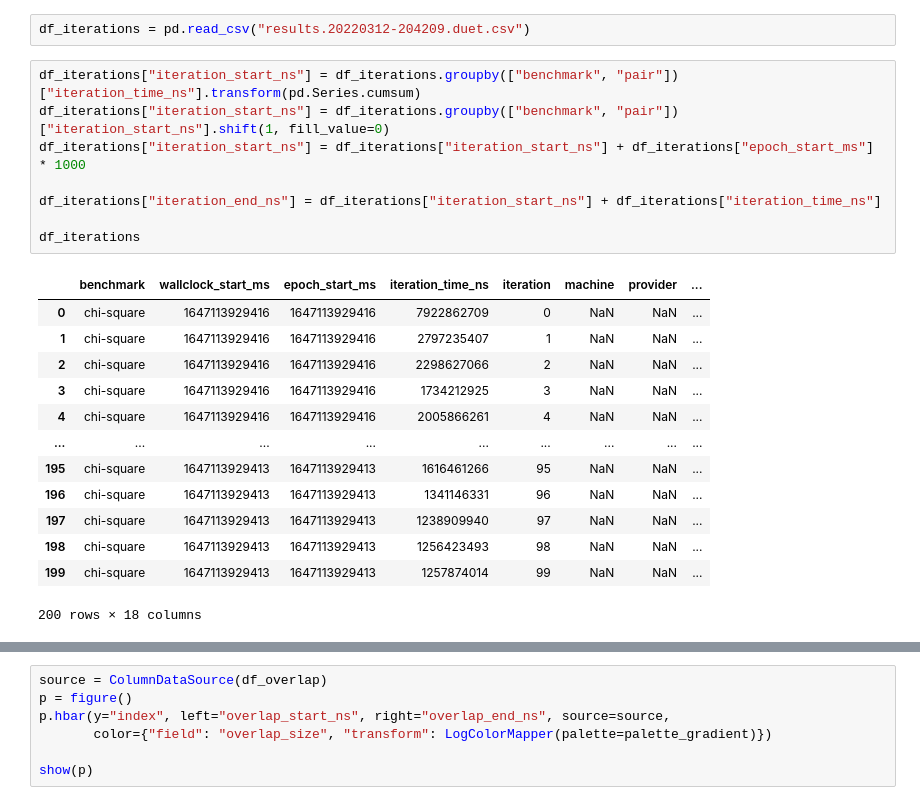
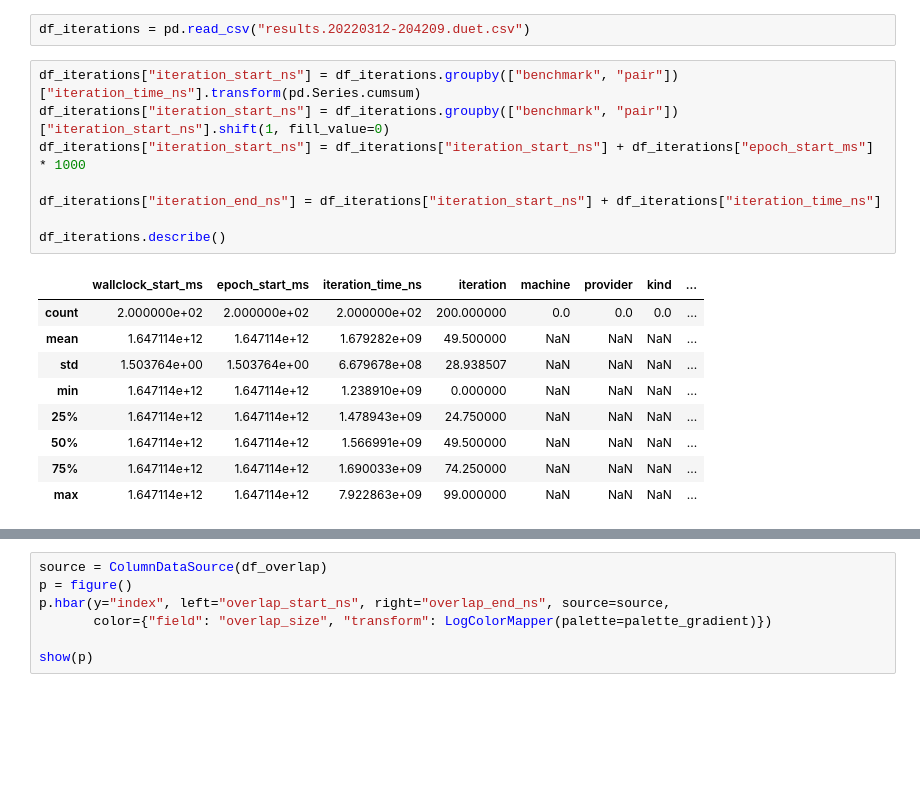
Before and after one commit to TomasDrozdik/asynchronous-duet, a Jupyter notebook: analyze.ipynb, the cells around one changed output, grey strips where cells are left out. Drawn from its saved outputs; the diff is of its cells as text; blank space fills up the shorter version.

```diff
--- a/analyze.ipynb
+++ b/analyze.ipynb
@@ -19,23 +18,19 @@ df_iterations = pd.read_csv("results.20220312-204209.duet.csv")
 # %%
 df_iterations["iteration_start_ns"] = df_iterations.groupby(["benchmark", "pair"])["iteration_time_ns"].transform(pd.Series.cumsum)
 df_iterations["iteration_start_ns"] = df_iterations.groupby(["benchmark", "pair"])["iteration_start_ns"].shift(1, fill_value=0)
 df_iterations["iteration_start_ns"] = df_iterations["iteration_start_ns"] + df_iterations["epoch_start_ms"] * 1000
 
 df_iterations["iteration_end_ns"] = df_iterations["iteration_start_ns"] + df_iterations["iteration_time_ns"]
 
-df_iterations
+df_iterations.describe()
 # %% [output]
-|  | benchmark | wallclock_start_ms | epoch_start_ms | iteration_time_ns | iteration | machine | provider | ... |
-| 0 | chi-square | 1647113929416 | 1647113929416 | 7922862709 | 0 | NaN | NaN | ... |
-| 1 | chi-square | 1647113929416 | 1647113929416 | 2797235407 | 1 | NaN | NaN | ... |
-| 2 | chi-square | 1647113929416 | 1647113929416 | 2298627066 | 2 | NaN | NaN | ... |
-| 3 | chi-square | 1647113929416 | 1647113929416 | 1734212925 | 3 | NaN | NaN | ... |
-| 4 | chi-square | 1647113929416 | 1647113929416 | 2005866261 | 4 | NaN | NaN | ... |
-| ... | ... | ... | ... | ... | ... | ... | ... | ... |
-| 195 | chi-square | 1647113929413 | 1647113929413 | 1616461266 | 95 | NaN | NaN | ... |
-| 196 | chi-square | 1647113929413 | 1647113929413 | 1341146331 | 96 | NaN | NaN | ... |
-| 197 | chi-square | 1647113929413 | 1647113929413 | 1238909940 | 97 | NaN | NaN | ... |
-| 198 | chi-square | 1647113929413 | 1647113929413 | 1256423493 | 98 | NaN | NaN | ... |
-| 199 | chi-square | 1647113929413 | 1647113929413 | 1257874014 | 99 | NaN | NaN | ... |
+|  | wallclock_start_ms | epoch_start_ms | iteration_time_ns | iteration | machine | provider | kind | ... |
+| count | 2.000000e+02 | 2.000000e+02 | 2.000000e+02 | 200.000000 | 0.0 | 0.0 | 0.0 | ... |
+| mean | 1.647114e+12 | 1.647114e+12 | 1.679282e+09 | 49.500000 | NaN | NaN | NaN | ... |
+| std | 1.503764e+00 | 1.503764e+00 | 6.679678e+08 | 28.938507 | NaN | NaN | NaN | ... |
+| min | 1.647114e+12 | 1.647114e+12 | 1.238910e+09 | 0.000000 | NaN | NaN | NaN | ... |
+| 25% | 1.647114e+12 | 1.647114e+12 | 1.478943e+09 | 24.750000 | NaN | NaN | NaN | ... |
+| 50% | 1.647114e+12 | 1.647114e+12 | 1.566991e+09 | 49.500000 | NaN | NaN | NaN | ... |
+| 75% | 1.647114e+12 | 1.647114e+12 | 1.690033e+09 | 74.250000 | NaN | NaN | NaN | ... |
+| max | 1.647114e+12 | 1.647114e+12 | 7.922863e+09 | 99.000000 | NaN | NaN | NaN | ... |
-200 rows × 18 columns
 # %%
```
Also changed, not shown: parts of 4 cells of this notebook, 8 other files.
